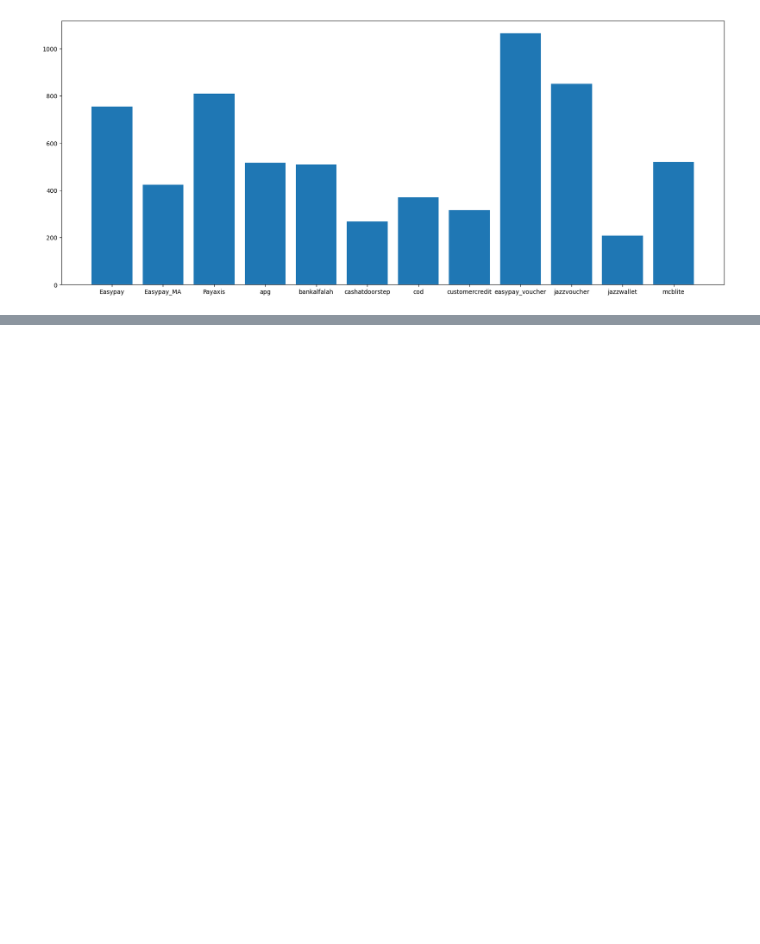
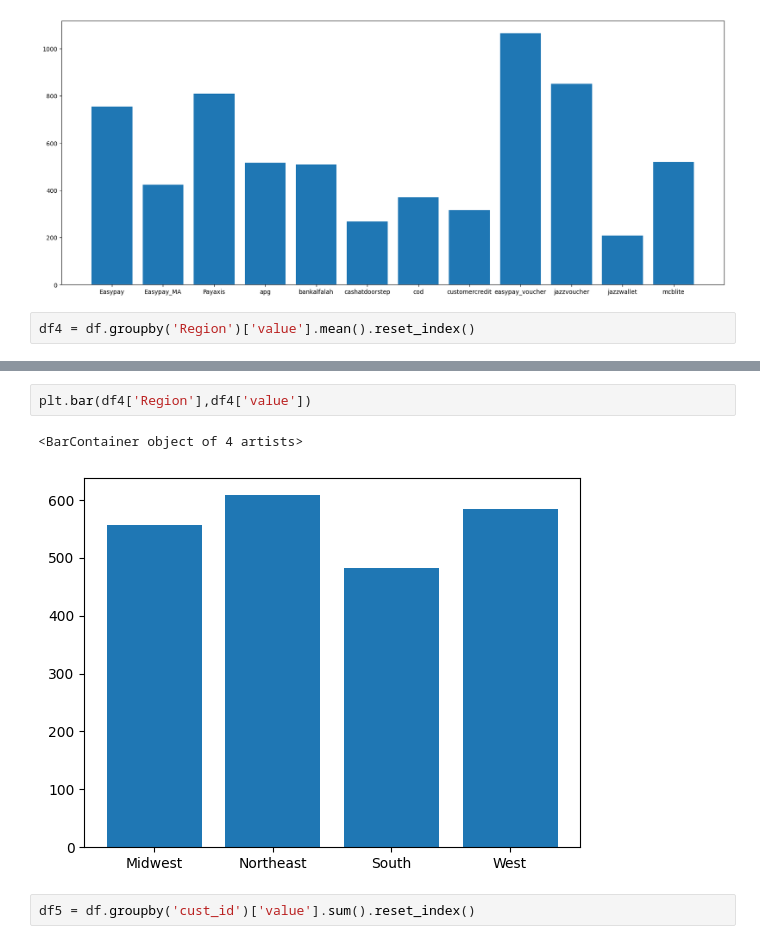
Before and after one commit to Farzinaayub/let-s_AI, a Jupyter notebook: da_ml_eval.ipynb, the cells around one changed output, grey strips where cells are left out. Saved outputs shown, nothing was run; the diff lists cells and outputs as text; blank space fills up the shorter version.

```diff
--- a/da_ml_eval.ipynb
+++ b/da_ml_eval.ipynb
@@ -369,3 +414,5 @@ plt.bar(df3['payment_method'],df3['value'])
 # %% [output]
 <BarContainer object of 12 artists>
 [figure]
+# %%
+df4 = df.groupby('Region')['value'].mean().reset_index()
@@ -371,0 +427,7 @@ plt.bar(df3['payment_method'],df3['value'])
+# %%
+plt.bar(df4['Region'],df4['value'])
+# %% [output]
+<BarContainer object of 4 artists>
+[figure, added]
+# %%
+df5 = df.groupby('cust_id')['value'].sum().reset_index()
```
Also changed, not shown: parts of 30 cells of this notebook.
